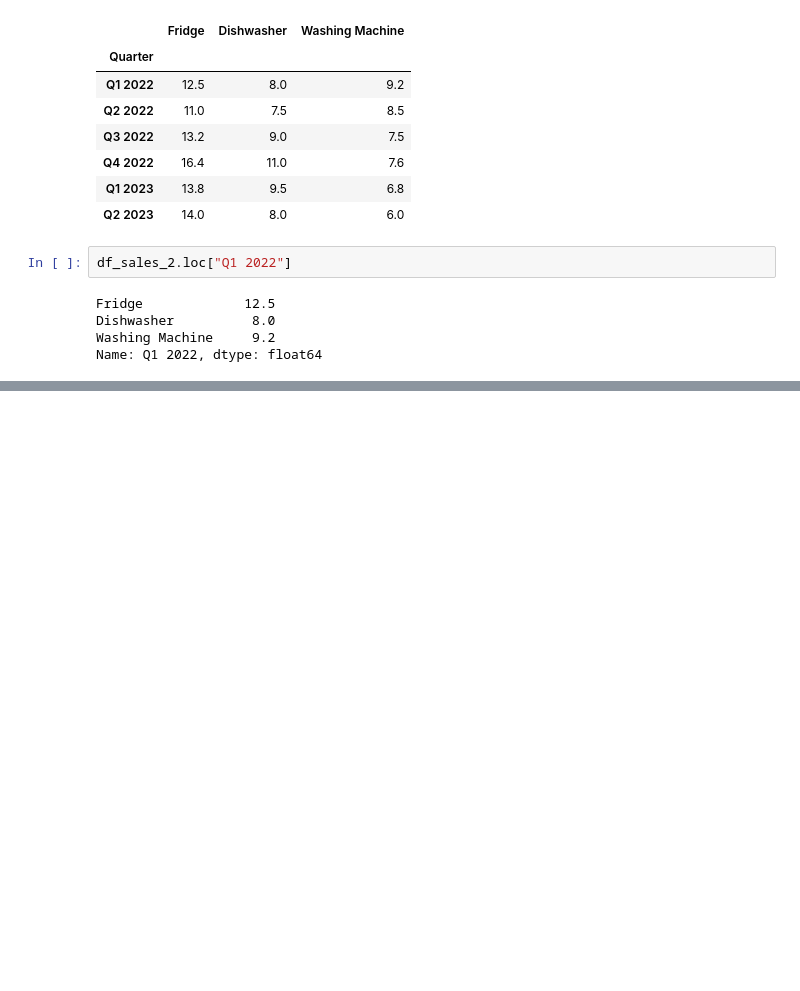
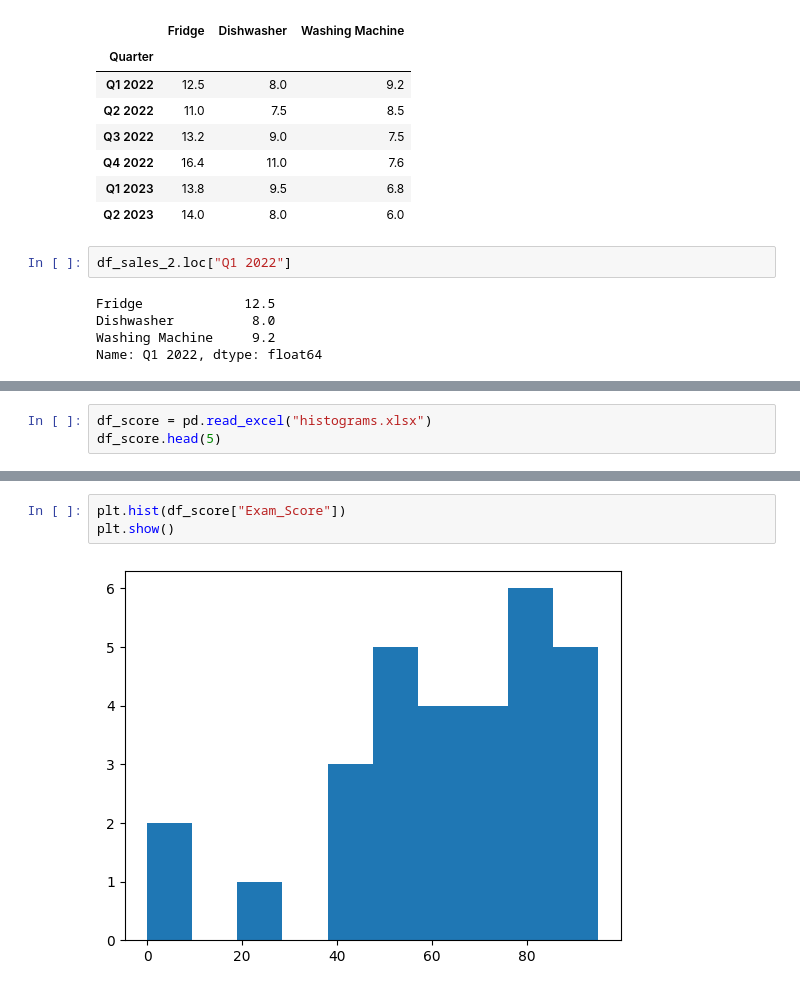
Before and after one commit to leon0113/matplotlib_seaborn, a Jupyter notebook: matplotlib_seaborn_basics.ipynb, the cells around one changed output, grey strips where cells are left out. Saved outputs shown, nothing was run; the diff lists cells and outputs as text; blank space fills up the shorter version.

Commit message:
histogram and scatterplot using seaborn

```diff
--- a/matplotlib_seaborn_basics.ipynb
+++ b/matplotlib_seaborn_basics.ipynb
@@ -87,0 +92,3 @@ plt.show()
+# %%
+df_score = pd.read_excel("histograms.xlsx")
+df_score.head(5)
@@ -87,0 +102,5 @@ plt.show()
+# %%
+plt.hist(df_score["Exam_Score"])
+plt.show()
+# %% [output]
+[figure, added]
```
Also changed, not shown: parts of 7 cells of this notebook.
